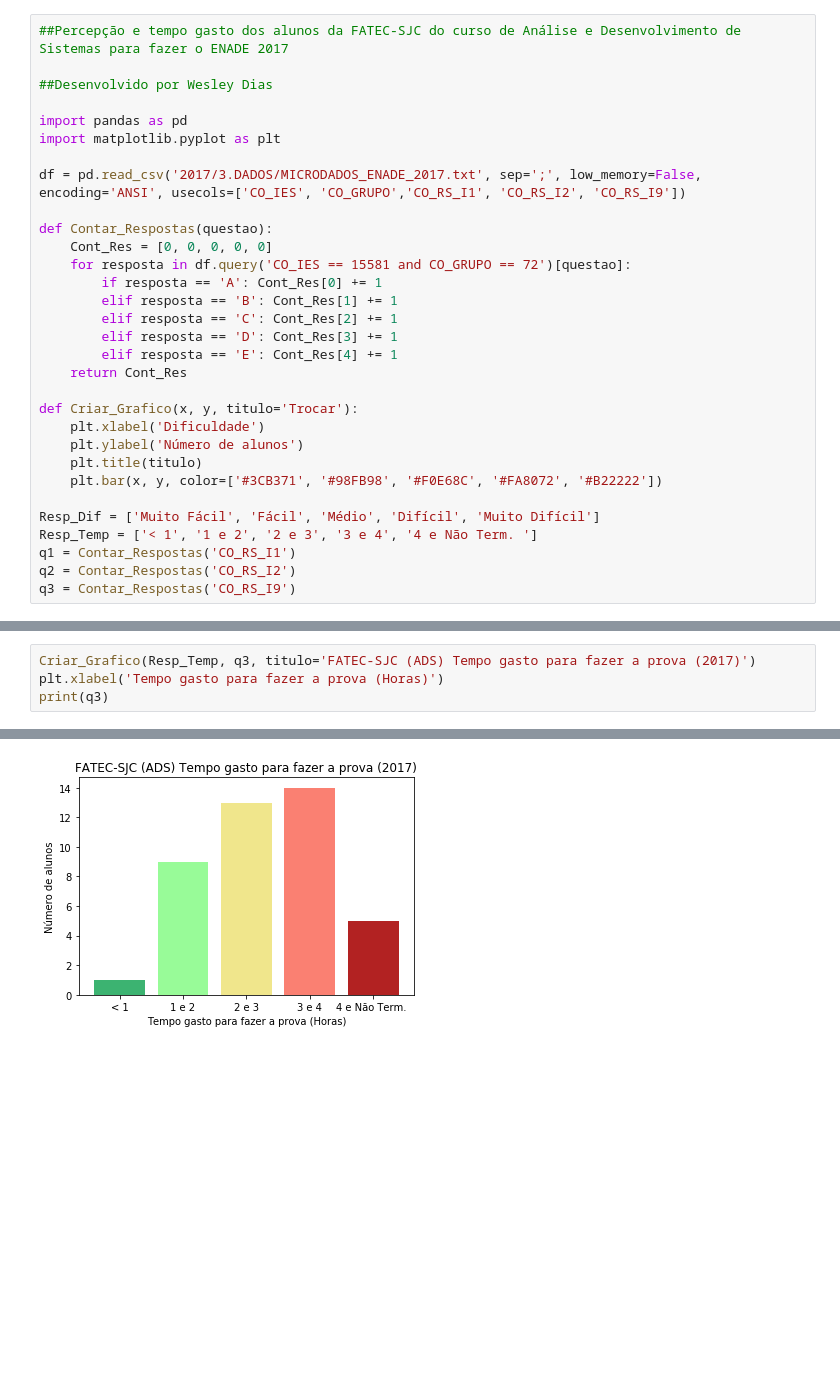
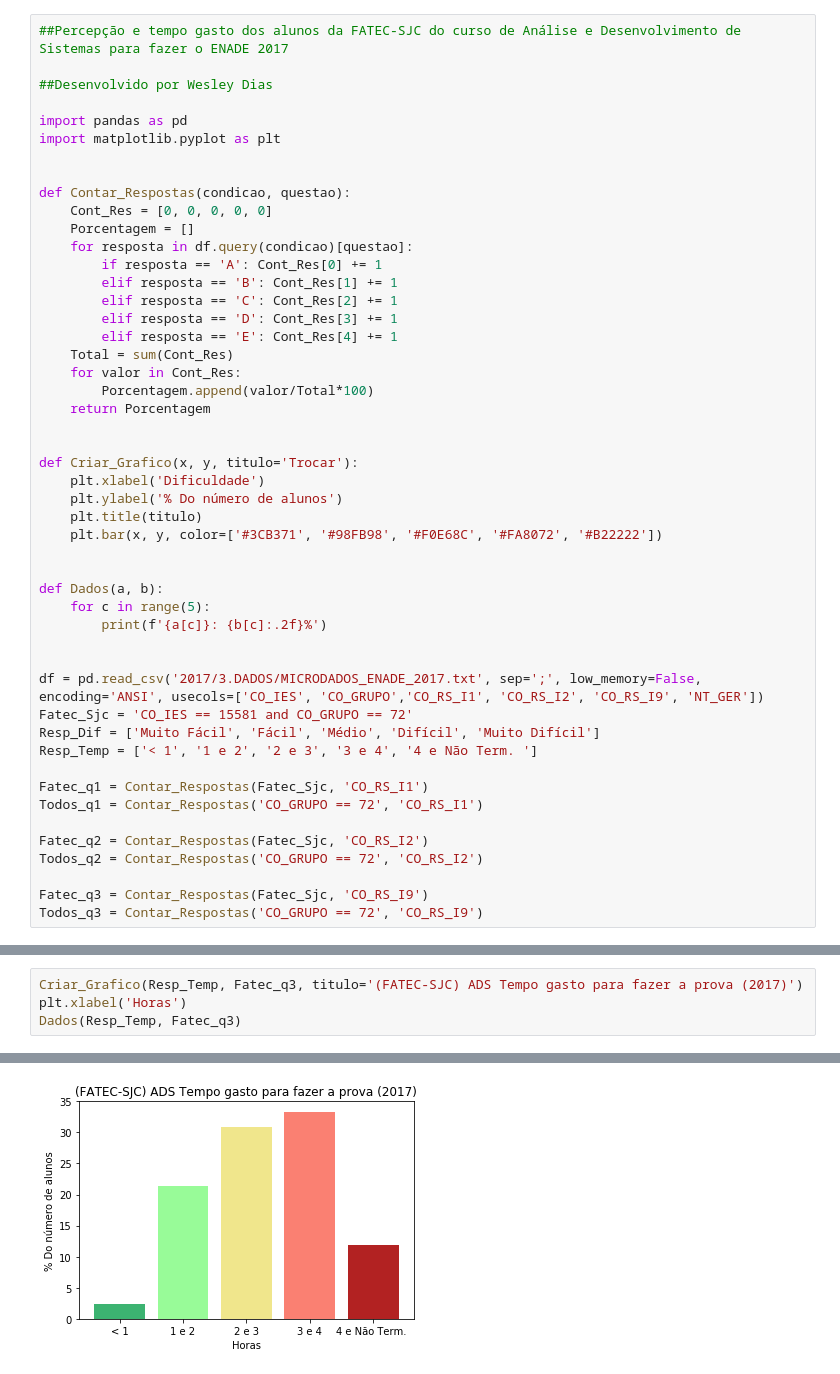
Before and after one commit to WeDias/2017-ENADE-ADS-FATECSJC, a Jupyter notebook: Enade/Analise.ipynb, the cells around one changed output, grey strips where cells are left out. Cells and saved outputs as stored; diff of their text form; blank space fills up the shorter version.

Commit message:
atualização
Novos dados

```diff
--- a/Enade/Analise.ipynb
+++ b/Enade/Analise.ipynb
@@ -6,27 +6,45 @@
 import pandas as pd
 import matplotlib.pyplot as plt
 
-df = pd.read_csv('2017/3.DADOS/MICRODADOS_ENADE_2017.txt', sep=';', low_memory=False, encoding='ANSI', usecols=['CO_IES', 'CO_GRUPO','CO_RS_I1', 'CO_RS_I2', 'CO_RS_I9'])
 
-def Contar_Respostas(questao):
+def Contar_Respostas(condicao, questao):
     Cont_Res = [0, 0, 0, 0, 0]
-    for resposta in df.query('CO_IES == 15581 and CO_GRUPO == 72')[questao]:
+    Porcentagem = []
+    for resposta in df.query(condicao)[questao]:
         if resposta == 'A': Cont_Res[0] += 1
         elif resposta == 'B': Cont_Res[1] += 1
         elif resposta == 'C': Cont_Res[2] += 1
         elif resposta == 'D': Cont_Res[3] += 1
         elif resposta == 'E': Cont_Res[4] += 1
-    return Cont_Res
+    Total = sum(Cont_Res)
+    for valor in Cont_Res:
+        Porcentagem.append(valor/Total*100)
+    return Porcentagem
+
 
 def Criar_Grafico(x, y, titulo='Trocar'):
     plt.xlabel('Dificuldade')
-    plt.ylabel('Número de alunos')
+    plt.ylabel('% Do número de alunos')
     plt.title(titulo)
     plt.bar(x, y, color=['#3CB371', '#98FB98', '#F0E68C', '#FA8072', '#B22222'])
 
+
+def Dados(a, b):
+    for c in range(5):
+        print(f'{a[c]}: {b[c]:.2f}%')
+
+
+df = pd.read_csv('2017/3.DADOS/MICRODADOS_ENADE_2017.txt', sep=';', low_memory=False, encoding='ANSI', usecols=['CO_IES', 'CO_GRUPO','CO_RS_I1', 'CO_RS_I2', 'CO_RS_I9', 'NT_GER'])
+Fatec_Sjc = 'CO_IES == 15581 and CO_GRUPO == 72'
 Resp_Dif = ['Muito Fácil', 'Fácil', 'Médio', 'Difícil', 'Muito Difícil']
 Resp_Temp = ['< 1', '1 e 2', '2 e 3', '3 e 4', '4 e Não Term. ']
-q1 = Contar_Respostas('CO_RS_I1')
-q2 = Contar_Respostas('CO_RS_I2')
-q3 = Contar_Respostas('CO_RS_I9')
+
+Fatec_q1 = Contar_Respostas(Fatec_Sjc, 'CO_RS_I1')
+Todos_q1 = Contar_Respostas('CO_GRUPO == 72', 'CO_RS_I1')
+
+Fatec_q2 = Contar_Respostas(Fatec_Sjc, 'CO_RS_I2')
+Todos_q2 = Contar_Respostas('CO_GRUPO == 72', 'CO_RS_I2')
+
+Fatec_q3 = Contar_Respostas(Fatec_Sjc, 'CO_RS_I9')
+Todos_q3 = Contar_Respostas('CO_GRUPO == 72', 'CO_RS_I9')
 # %%
@@ -44,5 +90,5 @@ print(q2)
 # %%
-Criar_Grafico(Resp_Temp, q3, titulo='FATEC-SJC (ADS) Tempo gasto para fazer a prova (2017)')
-plt.xlabel('Tempo gasto para fazer a prova (Horas)')
-print(q3)
+Criar_Grafico(Resp_Temp, Fatec_q3, titulo='(FATEC-SJC) ADS Tempo gasto para fazer a prova (2017)')
+plt.xlabel('Horas')
+Dados(Resp_Temp, Fatec_q3)
 # %% [output]
@@ -50 +100 @@ print(q3)
-[figure, old version]
+[figure, new version]
```
Also changed, not shown: parts of 6 cells of this notebook.
